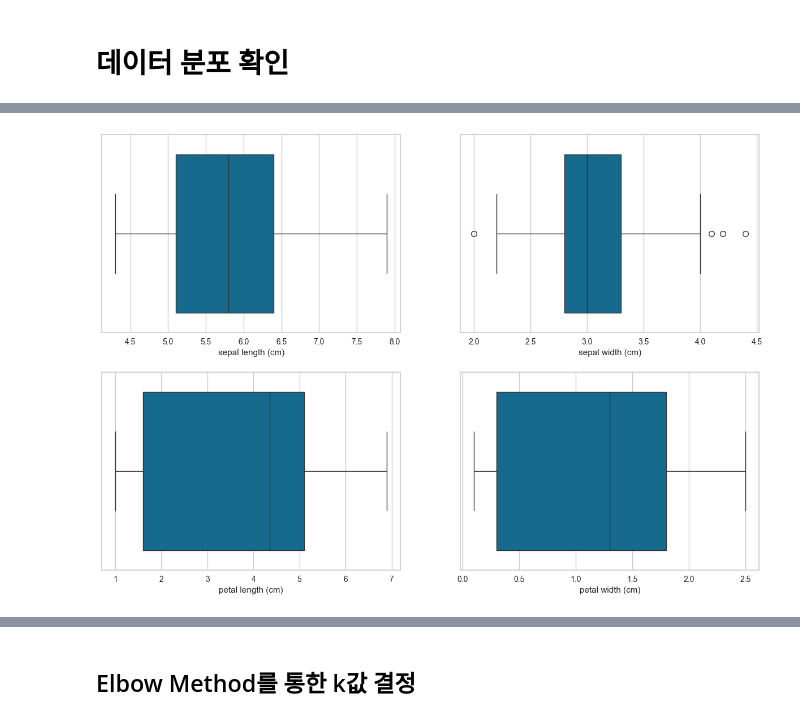
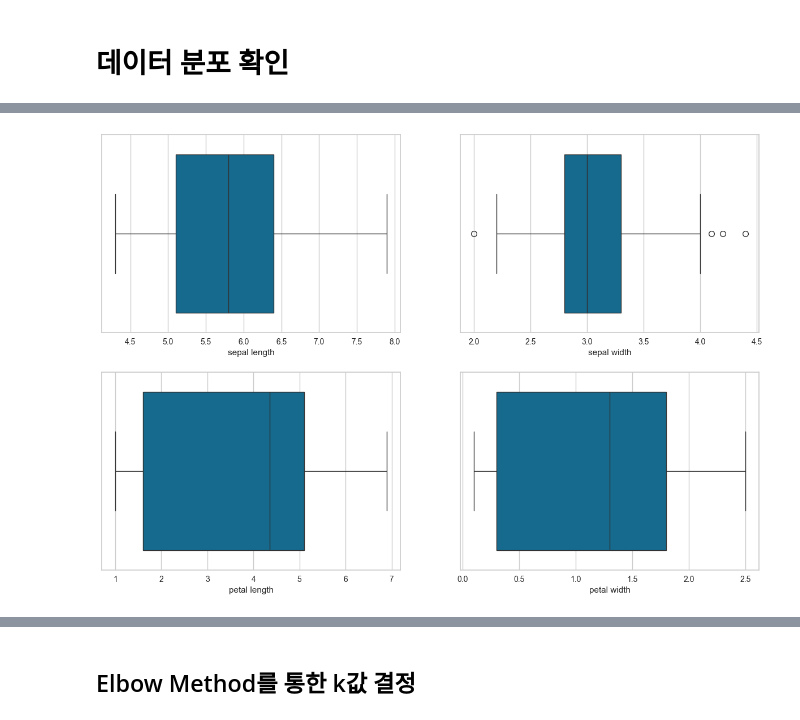
Before and after one commit to njh2663/Clustering_kmeans, a Jupyter notebook: Kmeans_iris.ipynb, the cells around one changed output, grey strips where cells are left out. Drawn from its saved outputs; the diff is of its cells as text; code cells hidden in the pictures.

```diff
--- a/Kmeans_iris.ipynb
+++ b/Kmeans_iris.ipynb
@@ -37,5 +54,8 @@ print(iris_df.head())
 # %% [markdown]
 # 데이터 분포 확인
+# %%
+# 컬럼명에서 '(cm)' 제거
+iris_df.columns = iris_df.columns.str.replace(' (cm)', '')
 # %%
 print(iris_df.describe())
 # %% [output]
@@ -61,20 +71,20 @@ max            2.500000    2.000000
 # %%
 # 박스 플랏 확인
 plt.figure(figsize=(15,10))
 plt.subplot(2, 2, 1)
-sns.boxplot(x='sepal length (cm)', data=iris_df)
+sns.boxplot(x='sepal length', data=iris_df)
 
 plt.subplot(2, 2, 2)
-sns.boxplot(x='sepal width (cm)', data=iris_df)
+sns.boxplot(x='sepal width', data=iris_df)
 
 plt.subplot(2, 2, 3)
-sns.boxplot(x='petal length (cm)', data=iris_df)
+sns.boxplot(x='petal length', data=iris_df)
 
 plt.subplot(2, 2, 4)
-sns.boxplot(x='petal width (cm)', data=iris_df)
+sns.boxplot(x='petal width', data=iris_df)
 
 plt.show()
 # %% [output]
-[figure, old version]
+[figure, new version]
 # %%
 # 히스토그램
```
Also changed, not shown: parts of 42 cells of this notebook, 3 other files.
